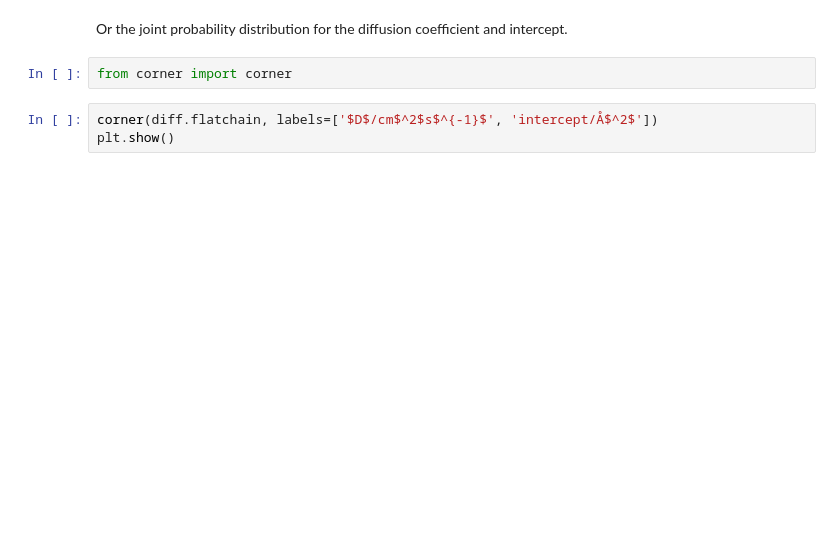
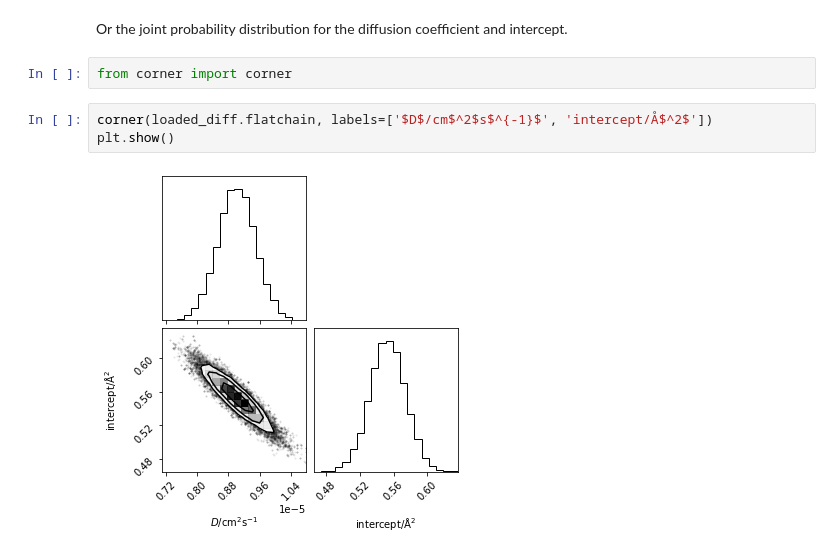
Before and after one commit to bjmorgan/kinisi, a Jupyter notebook: docs/source/vasp_d.ipynb, the cells around one changed output. Cells and saved outputs as stored; diff of their text form; blank space fills up the shorter version.

```diff
--- a/docs/source/vasp_d.ipynb
+++ b/docs/source/vasp_d.ipynb
@@ -98,5 +119,7 @@ Or the joint probability distribution for the diffusion coefficient and intercep
 # %%
 from corner import corner
 # %%
-corner(diff.flatchain, labels=['$D$/cm$^2$s$^{-1}$', 'intercept/Å$^2$'])
+corner(loaded_diff.flatchain, labels=['$D$/cm$^2$s$^{-1}$', 'intercept/Å$^2$'])
 plt.show()
+# %% [output]
+[figure, added]
```
Also changed, not shown: parts of 11 cells of this notebook, 7 other files.
